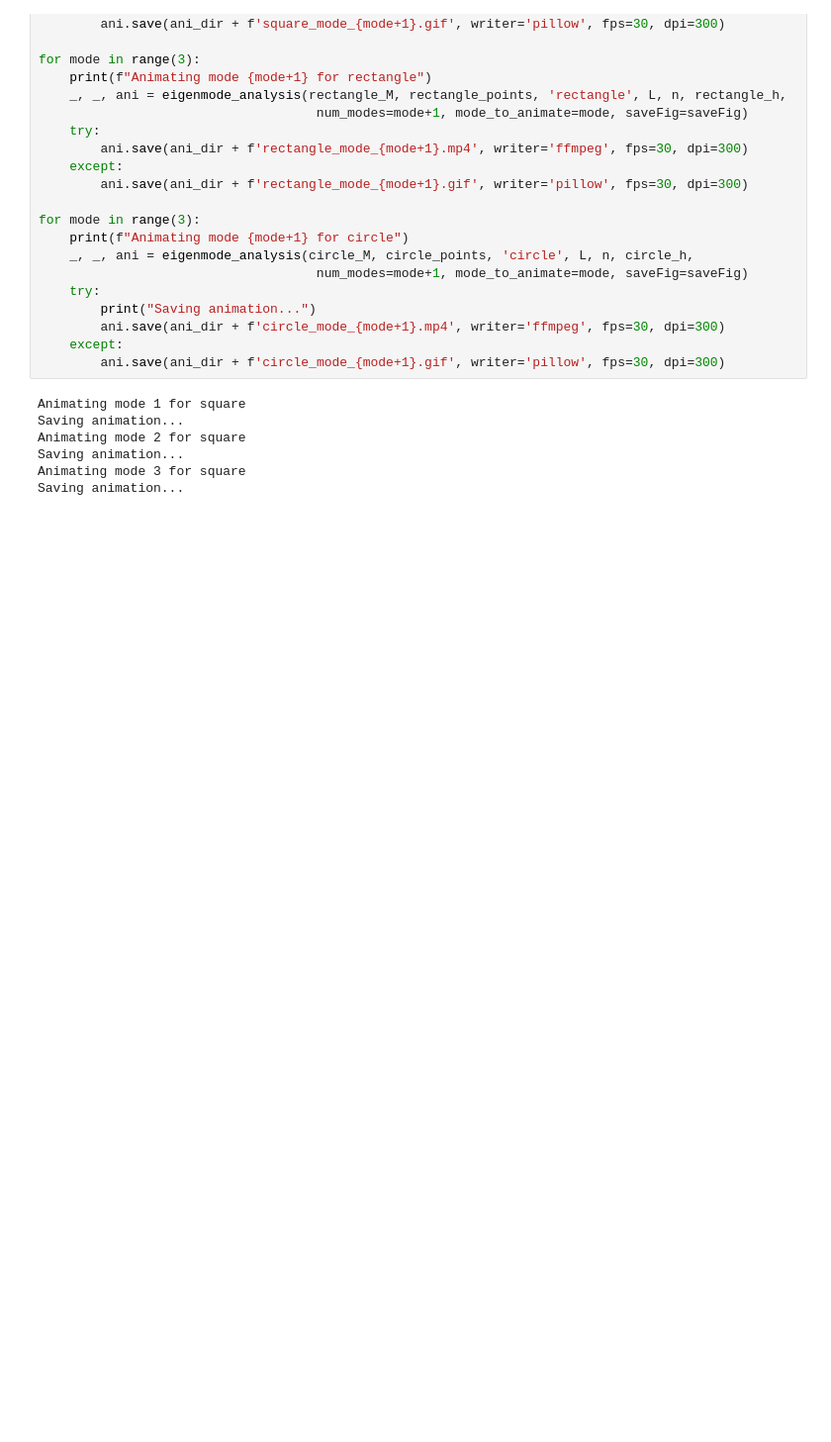
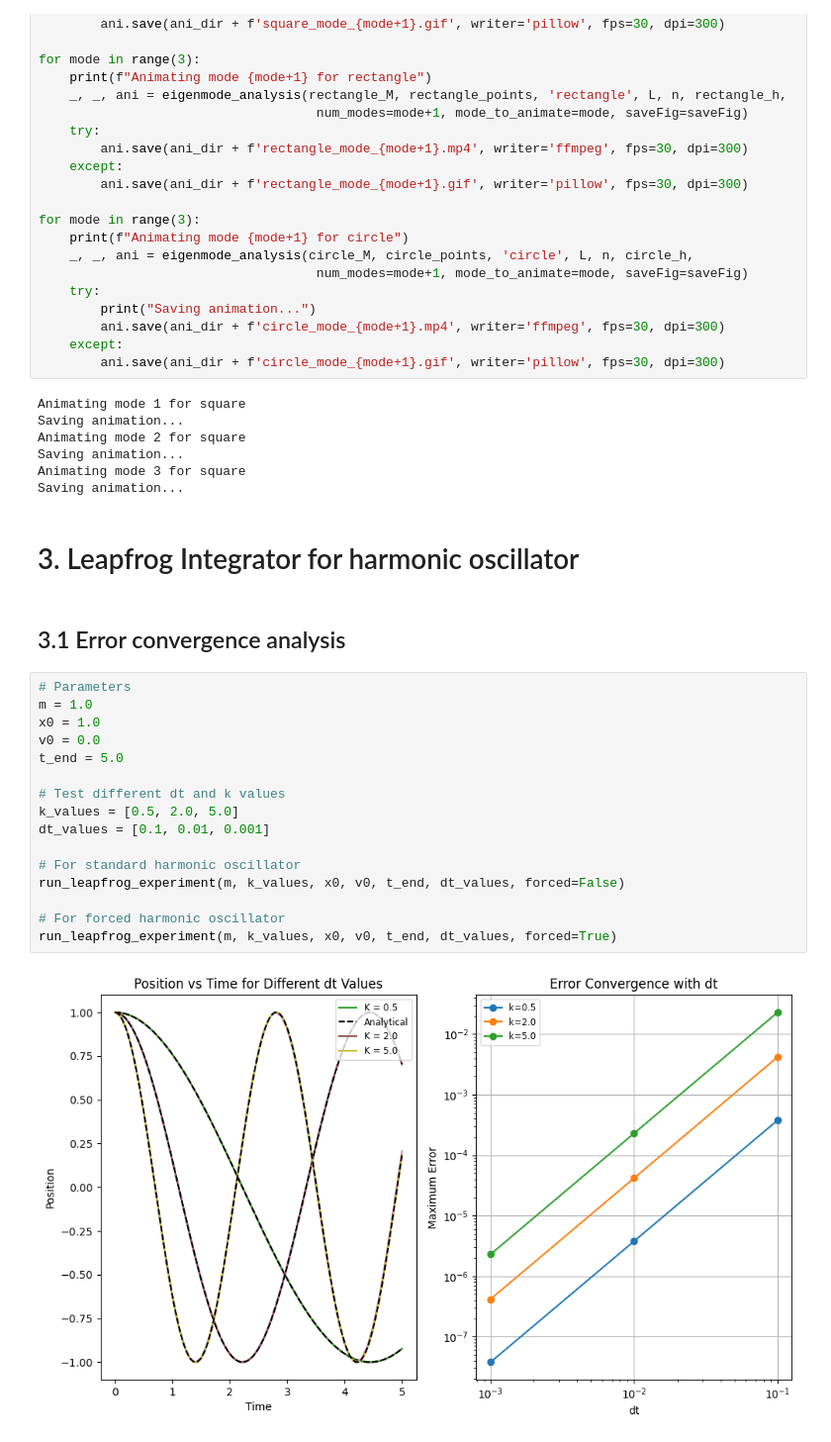
Before and after one commit to mattiamonari/SC_Assignment3, a Jupyter notebook: main.ipynb, the cells around one changed output. Shown at 99% size. Saved outputs shown, nothing was run; the diff lists cells and outputs as text; blank space fills up the shorter version.

Commit message:
Finished leapfrog implementation, updated main

```diff
--- a/main.ipynb
+++ b/main.ipynb
@@ -138,3 +139,25 @@ Animating mode 2 for square
 Saving animation...
 Animating mode 3 for square
 Saving animation...
+# %% [markdown]
+# 3. Leapfrog Integrator for harmonic oscillator
+# %% [markdown]
+## 3.1 Error convergence analysis
+# %%
+# Parameters
+m = 1.0
+x0 = 1.0
+v0 = 0.0
+t_end = 5.0
+
+# Test different dt and k values
+k_values = [0.5, 2.0, 5.0]
+dt_values = [0.1, 0.01, 0.001]
+
+# For standard harmonic oscillator
+run_leapfrog_experiment(m, k_values, x0, v0, t_end, dt_values, forced=False)
+
+# For forced harmonic oscillator
+run_leapfrog_experiment(m, k_values, x0, v0, t_end, dt_values, forced=True)
+# %% [output]
+[figure, added]
```
Also changed, not shown: parts of 4 cells of this notebook, 2 other files.
